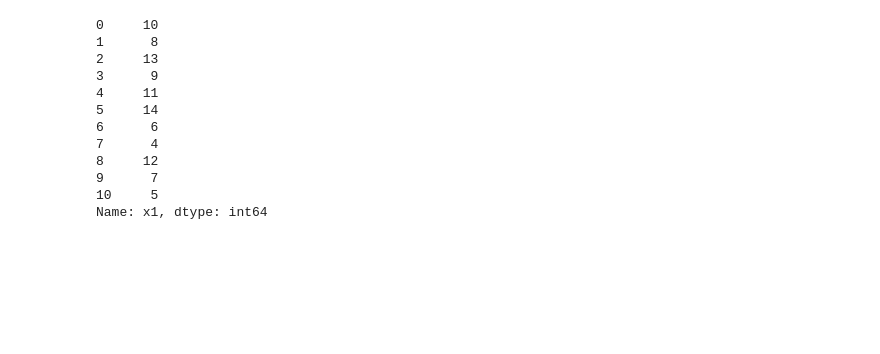
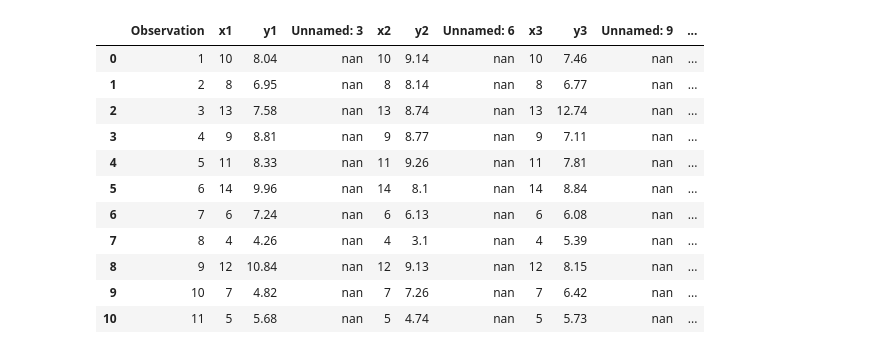
Before and after one commit to healyshane/fundamentals_of_data_analysis-practical_assignment, a Jupyter notebook: Fundamentals of Data Analysis_Assignment.ipynb, the cells around one changed output. Saved outputs shown, nothing was run; the diff lists cells and outputs as text; code cells hidden in the pictures; blank space fills up the shorter version.

```diff
--- a/Fundamentals of Data Analysis_Assignment.ipynb
+++ b/Fundamentals of Data Analysis_Assignment.ipynb
@@ -42,16 +19,16 @@ df.describe()
-# %%
-df.x1
-# %% [output]
-0     10
-1      8
-2     13
-3      9
-4     11
-5     14
-6      6
-7      4
-8     12
-9      7
-10     5
-Name: x1, dtype: int64
+# %%
+df_read.style.highlight_null(null_color='red')
+# %% [output]
+|  | Observation | x1 | y1 | Unnamed: 3 | x2 | y2 | Unnamed: 6 | x3 | y3 | Unnamed: 9 | ... |
+| 0 | 1 | 10 | 8.04 | nan | 10 | 9.14 | nan | 10 | 7.46 | nan | ... |
+| 1 | 2 | 8 | 6.95 | nan | 8 | 8.14 | nan | 8 | 6.77 | nan | ... |
+| 2 | 3 | 13 | 7.58 | nan | 13 | 8.74 | nan | 13 | 12.74 | nan | ... |
+| 3 | 4 | 9 | 8.81 | nan | 9 | 8.77 | nan | 9 | 7.11 | nan | ... |
+| 4 | 5 | 11 | 8.33 | nan | 11 | 9.26 | nan | 11 | 7.81 | nan | ... |
+| 5 | 6 | 14 | 9.96 | nan | 14 | 8.1 | nan | 14 | 8.84 | nan | ... |
+| 6 | 7 | 6 | 7.24 | nan | 6 | 6.13 | nan | 6 | 6.08 | nan | ... |
+| 7 | 8 | 4 | 4.26 | nan | 4 | 3.1 | nan | 4 | 5.39 | nan | ... |
+| 8 | 9 | 12 | 10.84 | nan | 12 | 9.13 | nan | 12 | 8.15 | nan | ... |
+| 9 | 10 | 7 | 4.82 | nan | 7 | 7.26 | nan | 7 | 6.42 | nan | ... |
+| 10 | 11 | 5 | 5.68 | nan | 5 | 4.74 | nan | 5 | 5.73 | nan | ... |
 # %%
```
Also changed, not shown: parts of 29 cells of this notebook.
